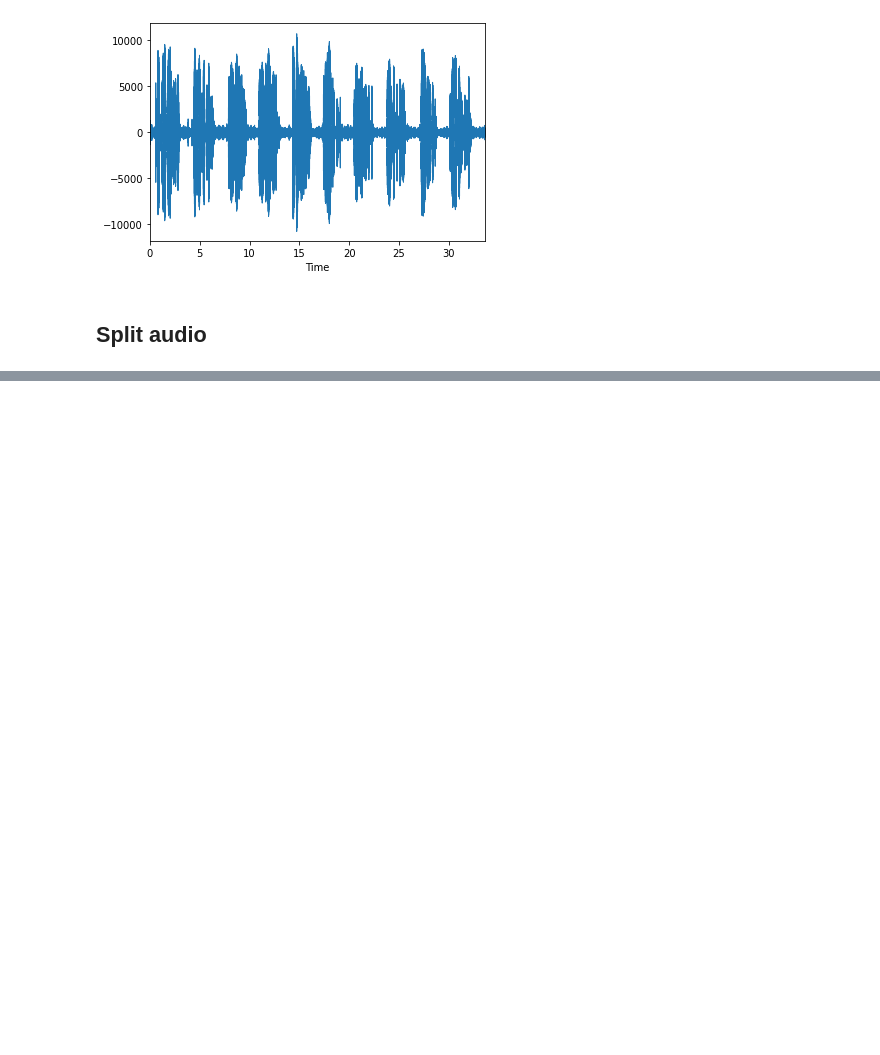
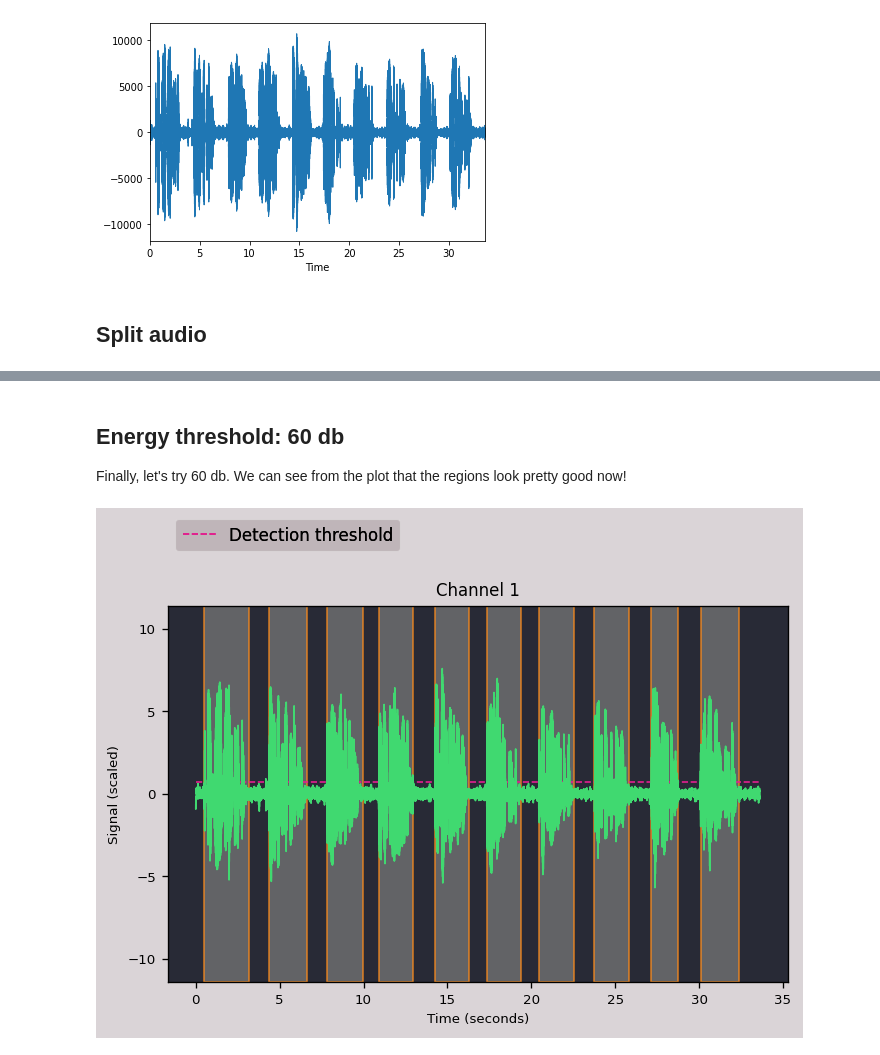
Before and after one commit to parledoct/notebooks, a Jupyter notebook: vad_auditok_tutorial.ipynb, the cells around one changed output, grey strips where cells are left out. Drawn from its saved outputs; the diff is of its cells as text; code cells hidden in the pictures; blank space fills up the shorter version.

```diff
--- a/vad_auditok_tutorial.ipynb
+++ b/vad_auditok_tutorial.ipynb
@@ -51,3 +72,11 @@ audio_regions = recording.split_and_plot(energy_threshold=55)
+# %% [markdown]
+## Energy threshold: 60 db
+
+Finally, let's try 60 db. We can see from the plot that the regions look pretty good now!
+# %%
+audio_regions_e60 = recording.split_and_plot(energy_threshold=60)
+# %% [output]
+[figure, added]
 # %% [markdown]
 ## Extract splits
 
```
Also changed, not shown: parts of 10 cells of this notebook.
